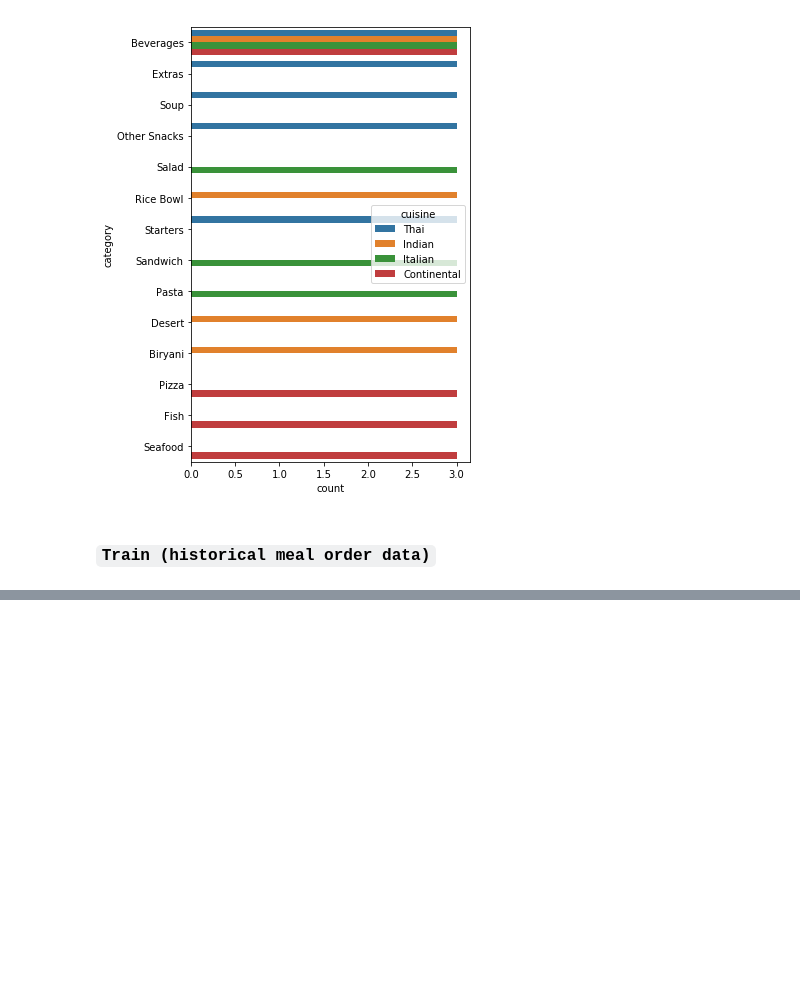
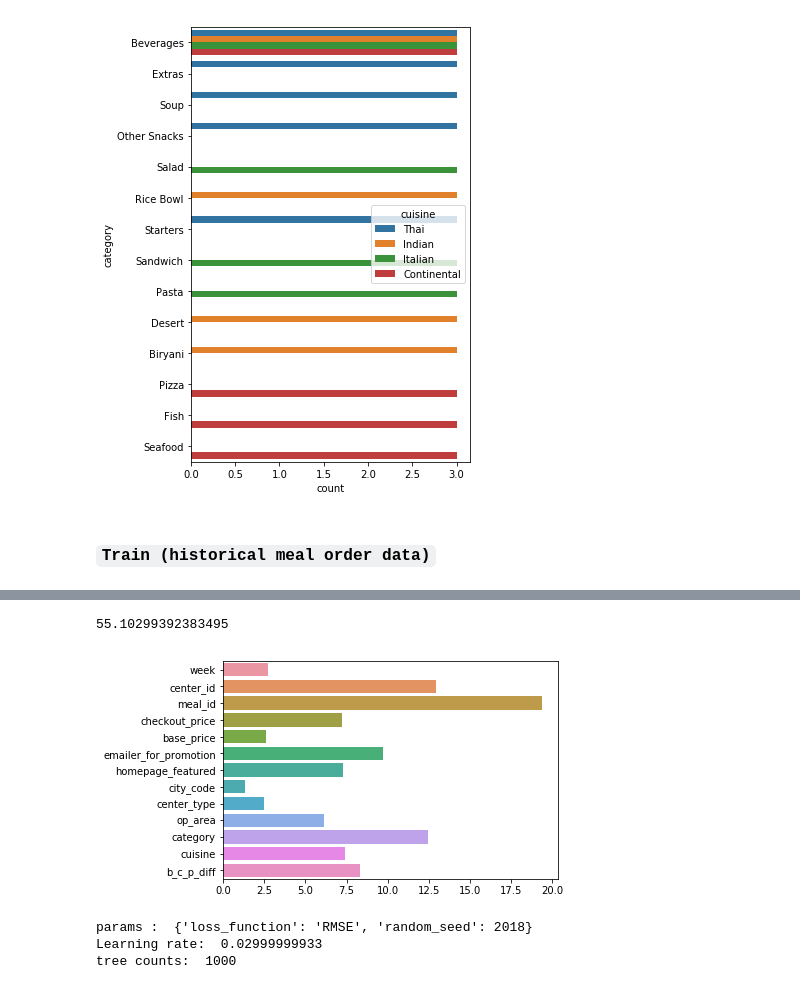
Before and after one commit to NishantBhavsar/Genpact-ML-hackathon, a Jupyter notebook: code/Analysis.ipynb, the cells around one changed output, grey strips where cells are left out. Cells and saved outputs as stored; diff of their text form; code cells hidden in the pictures; blank space fills up the shorter version.

```diff
--- a/code/Analysis.ipynb
+++ b/code/Analysis.ipynb
@@ -220,0 +253,2 @@ train_df.head(20)
+# %%
+features0 = [col for col in test_df.columns if col not in ['id']]
@@ -220,0 +271,6 @@ train_df.head(20)
+# %%
+cat_ind0 = [1, 2, 5, 6, 7, 8, 10, 11]
+# %%
+cat_re0 = cb.CatBoostRegressor(random_seed=2018)
+# %%
+cat_re0.fit(train_df[features0], train_df['num_orders'], cat_features=cat_ind0, verbose=False, plot=True)
@@ -220,0 +281,4 @@ train_df.head(20)
+# %%
+100 * np.sqrt(mean_squared_log_error(np.clip(cat_re0.predict(train_df[features0]), 0, 10000), train_df['num_orders']))
+# %% [output]
+55.10299392383495
@@ -220,0 +288,13 @@ train_df.head(20)
+# %%
+sns.barplot(cat_re0.feature_importances_, features0)
+plt.show()
+# %% [output]
+[figure, added]
+# %%
+print("params : ", cat_re0.get_params())
+print("Learning rate: ", cat_re0.learning_rate_)
+print("tree counts: ", cat_re0.tree_count_)
+# %% [output]
+params :  {'loss_function': 'RMSE', 'random_seed': 2018}
+Learning rate:  0.02999999933
+tree counts:  1000
```
Also changed, not shown: parts of 14 cells of this notebook, 2 other files.
